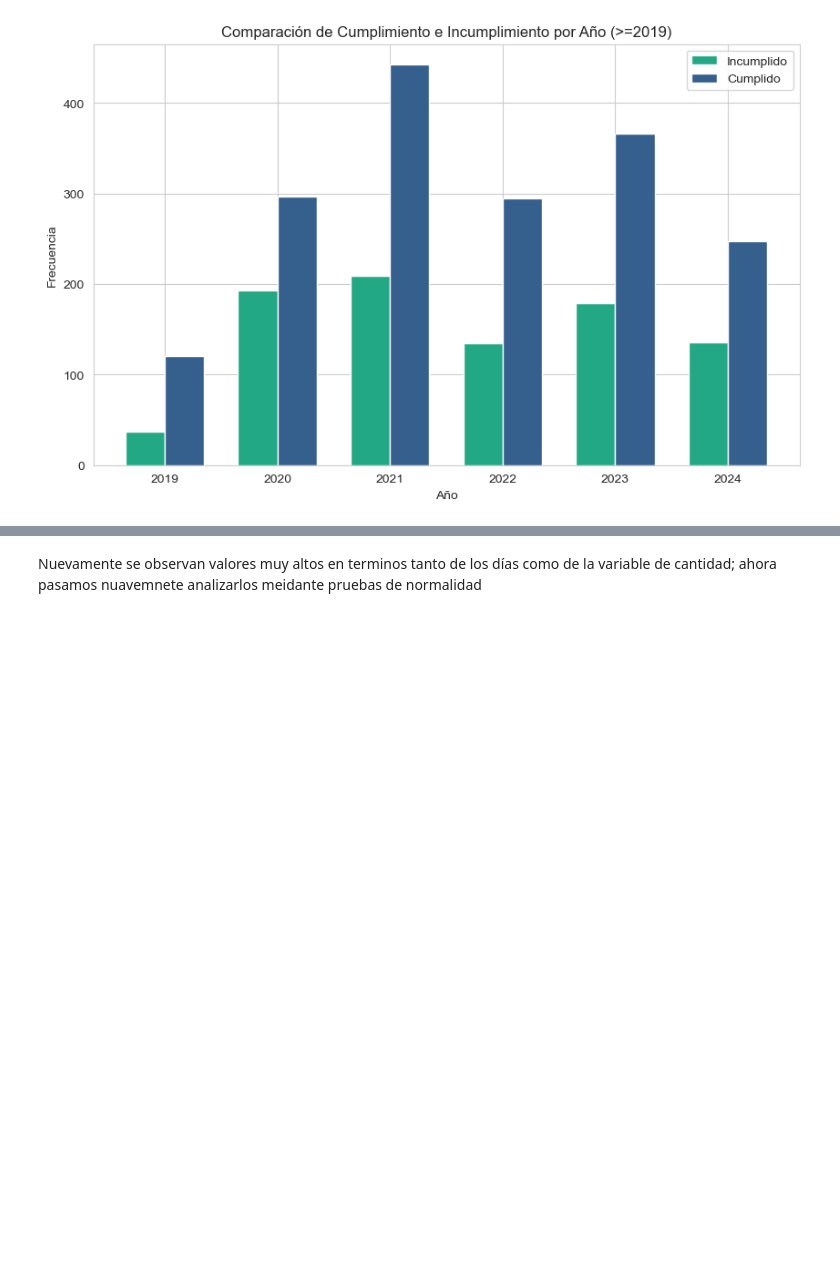
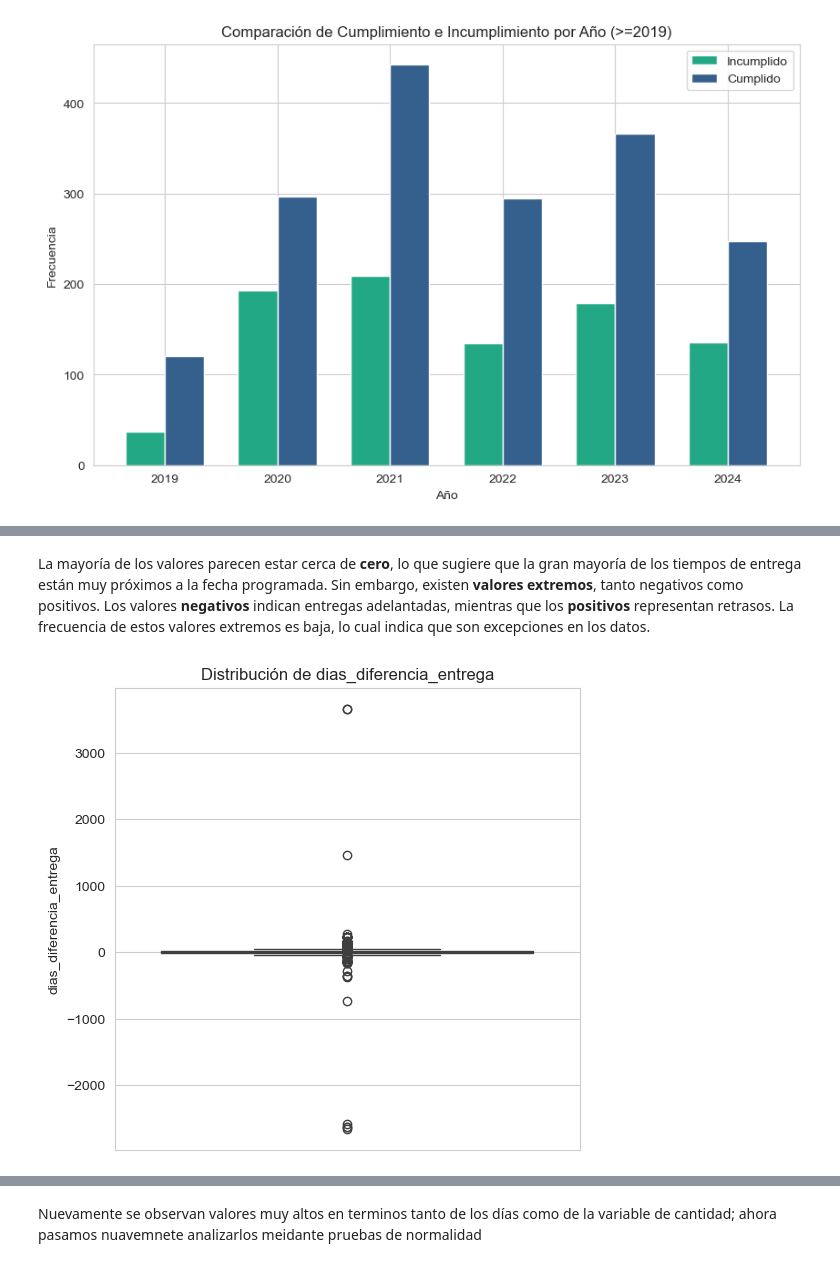
Before and after one commit to Andres-Fonseca/Seminario, a Jupyter notebook: momentos_evaluativos/ME03 - G13 - [1036943998]-[1041152117].ipynb, the cells around one changed output, grey strips where cells are left out. Saved outputs shown, nothing was run; the diff lists cells and outputs as text; code cells hidden in the pictures; blank space fills up the shorter version.

```diff
--- a/momentos_evaluativos/ME03 - G13 - [1036943998]-[1041152117].ipynb
+++ b/momentos_evaluativos/ME03 - G13 - [1036943998]-[1041152117].ipynb
@@ -463,0 +334,6 @@ for column in numerical_columns:
+# %% [markdown]
+La mayoría de los valores parecen estar cerca de **cero**, lo que sugiere que la gran mayoría de los tiempos de entrega están muy próximos a la fecha programada. Sin embargo, existen **valores extremos**, tanto negativos como positivos. Los valores **negativos** indican entregas adelantadas, mientras que los **positivos** representan retrasos. La frecuencia de estos valores extremos es baja, lo cual indica que son excepciones en los datos.
+# %%
+boxplot(df_h,'dias_diferencia_entrega')
+# %% [output]
+[figure, added]
```
Also changed, not shown: parts of 77 cells of this notebook.
